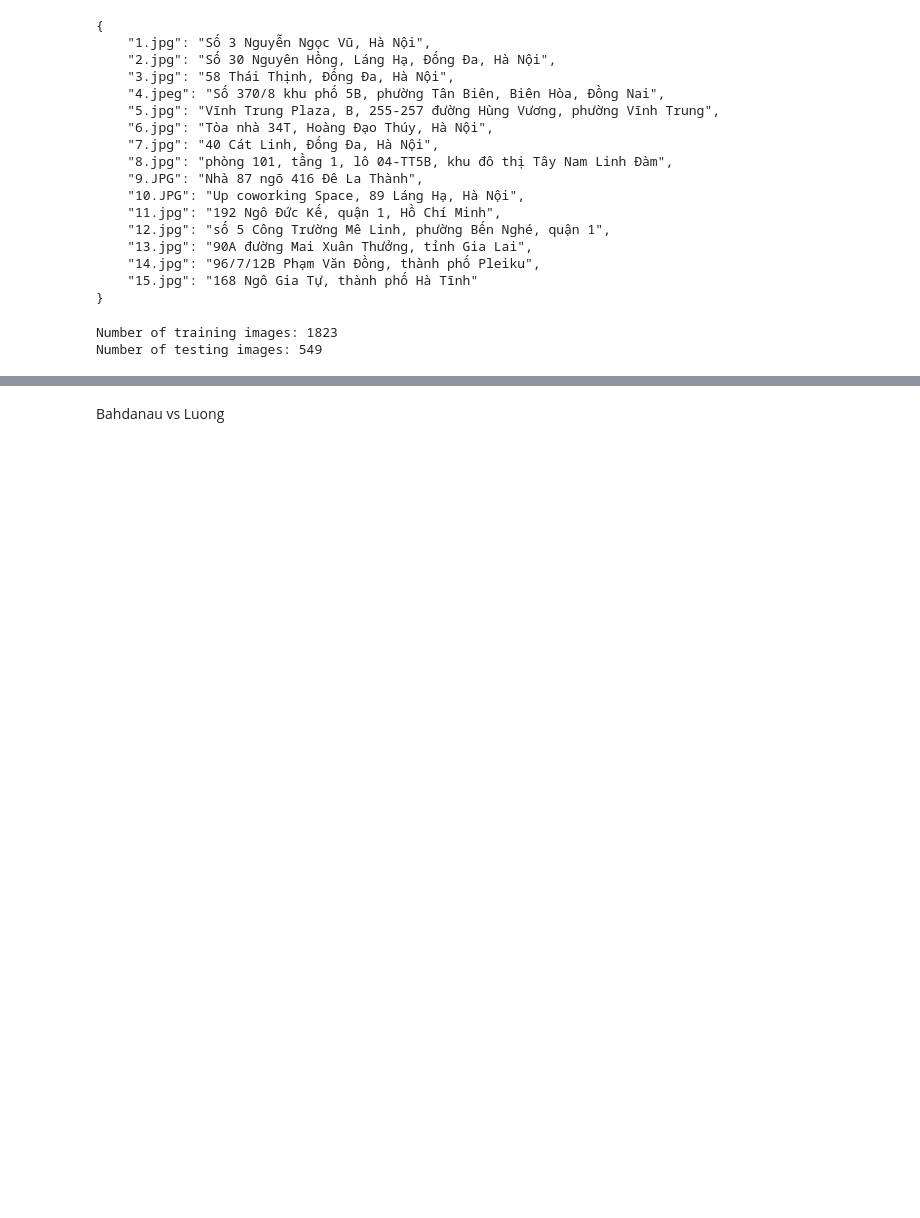
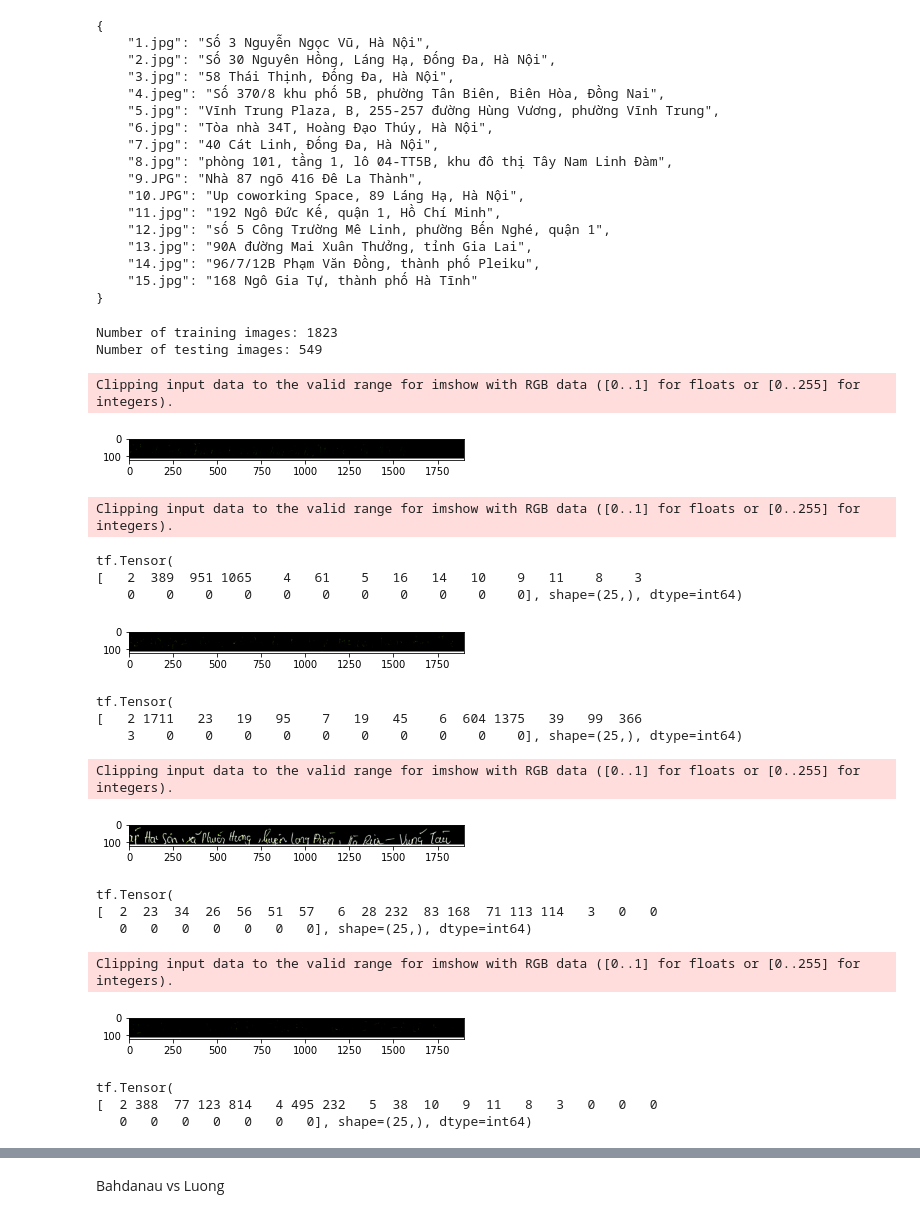
Before and after one commit to LapTQ/IT4343E_OCR, a Jupyter notebook: image_captioning.ipynb, the cells around one changed output, grey strips where cells are left out. Cells and saved outputs as stored; diff of their text form; code cells hidden in the pictures; blank space fills up the shorter version.

```diff
--- a/image_captioning.ipynb
+++ b/image_captioning.ipynb
@@ -89,6 +89,9 @@ def decode_and_resize(img_path):
     # resize to desired shape
     # input is of int [0, 255], but output is of float [0, 255]
     img = tf.image.resize_with_pad(img, image_height, image_width)
+
+    # invert color      ##############################
+    img = 255 - img
 
     # preprocess_input accept input of type float [0, 255]
     img = keras.applications.densenet.preprocess_input(img)
@@ -138,11 +141,32 @@ test_ds = make_dataset(
     training = False
 )
 # %%
-# for images, labels in train_ds.take(1):
-#     for image, label in zip(images, labels):
-#         plt.imshow(image)
-#         plt.show()
-#         print(label)
+for images, labels in train_ds.take(1):
+    for image, label in zip(images, labels):
+        plt.imshow(image)
+        plt.show()
+        print(label)
+# %% [output]
+Clipping input data to the valid range for imshow with RGB data ([0..1] for floats or [0..255] for integers).
+[figure, added]
+Clipping input data to the valid range for imshow with RGB data ([0..1] for floats or [0..255] for integers).
+tf.Tensor(
+[   2  389  951 1065    4   61    5   16   14   10    9   11    8    3
+    0    0    0    0    0    0    0    0    0    0    0], shape=(25,), dtype=int64)
+[figure, added]
+tf.Tensor(
+[   2 1711   23   19   95    7   19   45    6  604 1375   39   99  366
+    3    0    0    0    0    0    0    0    0    0    0], shape=(25,), dtype=int64)
+Clipping input data to the valid range for imshow with RGB data ([0..1] for floats or [0..255] for integers).
+[figure, added]
+tf.Tensor(
+[  2  23  34  26  56  51  57   6  28 232  83 168  71 113 114   3   0   0
+   0   0   0   0   0   0   0], shape=(25,), dtype=int64)
+Clipping input data to the valid range for imshow with RGB data ([0..1] for floats or [0..255] for integers).
+[figure, added]
+tf.Tensor(
+[  2 388  77 123 814   4 495 232   5  38  10   9  11   8   3   0   0   0
+   0   0   0   0   0   0   0], shape=(25,), dtype=int64)
 # %%
 # i = 0
 # for label in train_data.values():
```
Also changed, not shown: parts of 5 cells of this notebook.
